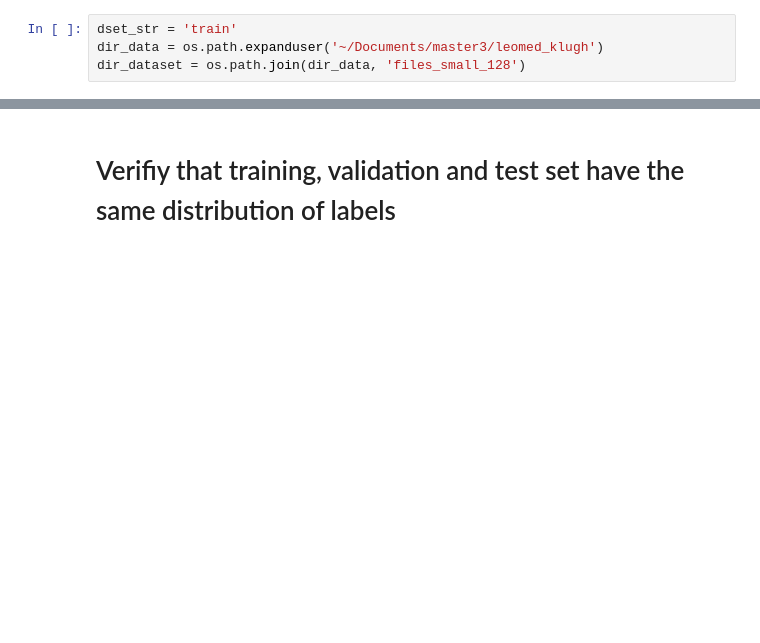
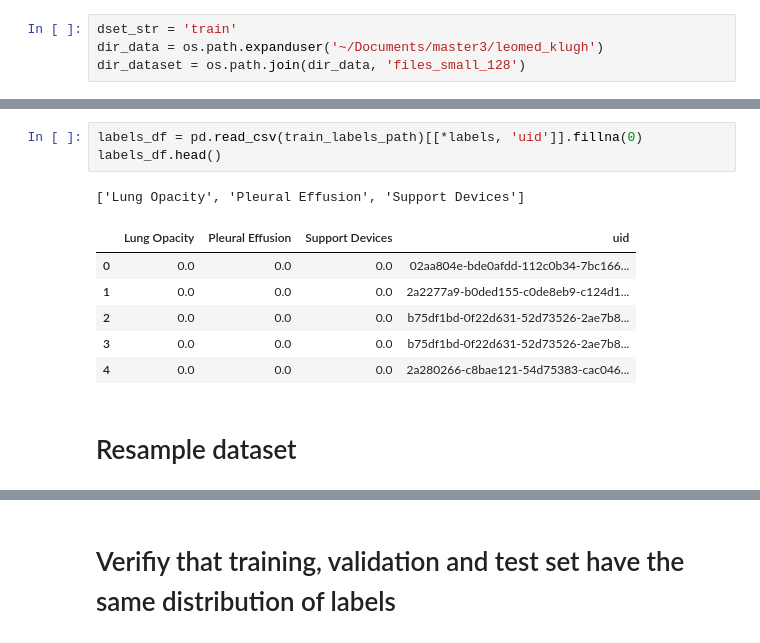
Before and after one commit to Jimmy2027/MoPoE-MIMIC, a Jupyter notebook: mimic/notebooks/data_vis.ipynb, the cells around one changed output, grey strips where cells are left out. Cells and saved outputs as stored; diff of their text form; blank space fills up the shorter version.

```diff
--- a/mimic/notebooks/data_vis.ipynb
+++ b/mimic/notebooks/data_vis.ipynb
@@ -26,0 +46,13 @@ dir_dataset = os.path.join(dir_data, 'files_small_128')
+# %%
+labels_df = pd.read_csv(train_labels_path)[[*labels, 'uid']].fillna(0)
+labels_df.head()
+# %% [output]
+['Lung Opacity', 'Pleural Effusion', 'Support Devices']
+|  | Lung Opacity | Pleural Effusion | Support Devices | uid |
+| 0 | 0.0 | 0.0 | 0.0 | 02aa804e-bde0afdd-112c0b34-7bc166... |
+| 1 | 0.0 | 0.0 | 0.0 | 2a2277a9-b0ded155-c0de8eb9-c124d1... |
+| 2 | 0.0 | 0.0 | 0.0 | b75df1bd-0f22d631-52d73526-2ae7b8... |
+| 3 | 0.0 | 0.0 | 0.0 | b75df1bd-0f22d631-52d73526-2ae7b8... |
+| 4 | 0.0 | 0.0 | 0.0 | 2a280266-c8bae121-54d75383-cac046... |
+# %% [markdown]
+# Resample dataset
```
Also changed, not shown: parts of 26 cells of this notebook, 8 other files.
